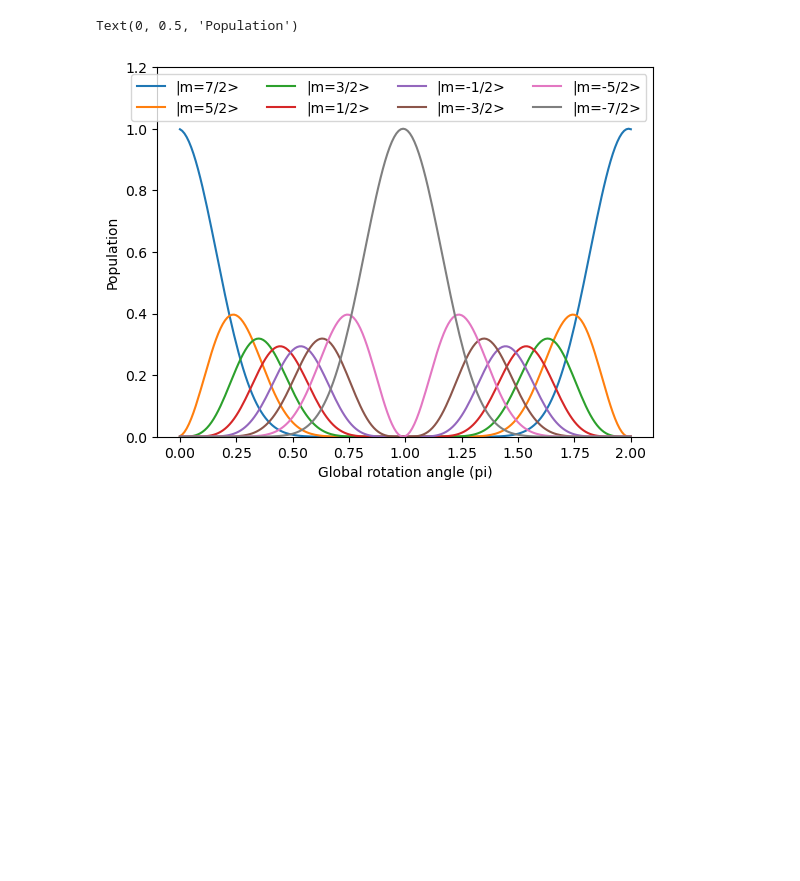
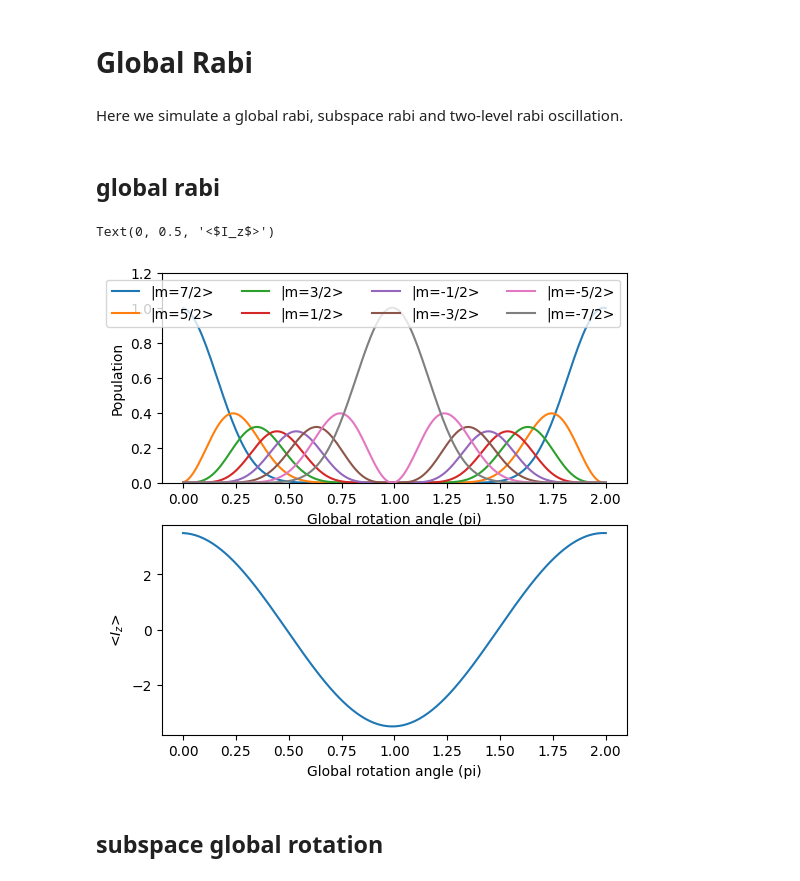
Before and after one commit to arjenvaartjes/Psyduck, a Jupyter notebook: global rotations/global_rabi.ipynb, the cells around one changed output. Saved outputs shown, nothing was run; the diff lists cells and outputs as text; code cells hidden in the pictures; blank space fills up the shorter version.

```diff
--- a/global rotations/global_rabi.ipynb
+++ b/global rotations/global_rabi.ipynb
@@ -1,3 +1,7 @@
+# %% [markdown]
+# Global Rabi
+# %% [markdown]
+Here we simulate a global rabi, subspace rabi and two-level rabi oscillation.
 # %%
 import qutip as qt
 import numpy as np
@@ -8,19 +12,31 @@ from src.operations import parity_operator, global_rotation
 from src.spin import Spin
+# %% [markdown]
+## global rabi
 # %%
 nucleus = Spin(I=7/2)
 d_angle = np.pi/100
 angles = np.arange(0, 2*np.pi + d_angle, d_angle)
 states = np.zeros((len(angles), nucleus.dim), dtype=complex)
+Iz_exp = np.zeros((len(angles)))
 for i, angle in enumerate(angles):
-    U_gr = global_rotation(nucleus.I, d_angle, axis='x')
-    nucleus.apply_operator(U_gr)
+    nucleus.global_rotate(d_angle, axis='x')
     states[i] = nucleus.state.full().flatten()
+    Iz_exp[i] = nucleus.Iz()
 # %%
-plt.plot(angles/np.pi, np.abs(states)**2)
-plt.legend([f'|m={m}/2>' for m in range(int(nucleus.I*2), int(-nucleus.I*2 - 1), -2)], ncols=4, loc='upper right')
-plt.ylim([0, 1.2])
-plt.xlabel('Global rotation angle (pi)')
-plt.ylabel('Population')
+fig, ax = plt.subplots(2,1, figsize=(6,6))
+ax[0].plot(angles/np.pi, np.abs(states)**2)
+ax[0].legend([f'|m={m}/2>' for m in range(int(nucleus.I*2), int(-nucleus.I*2 - 1), -2)], ncols=4, loc='upper right')
+ax[0].set_ylim([0, 1.2])
+
+ax[1].plot(angles/np.pi, Iz_exp)
+ax[1].set_ylim([-7/2-0.3, 7/2+0.3])
+
+ax[0].set_xlabel('Global rotation angle (pi)')
+ax[1].set_xlabel('Global rotation angle (pi)')
+ax[0].set_ylabel('Population')
+ax[1].set_ylabel('<$I_z$>')
 # %% [output]
-Text(0, 0.5, 'Population')
+Text(0, 0.5, '<$I_z$>')
-[figure, old version]
+[figure, new version]
+# %% [markdown]
+## subspace global rotation
```
Also changed, not shown: parts of 5 cells of this notebook, 2 other files.
